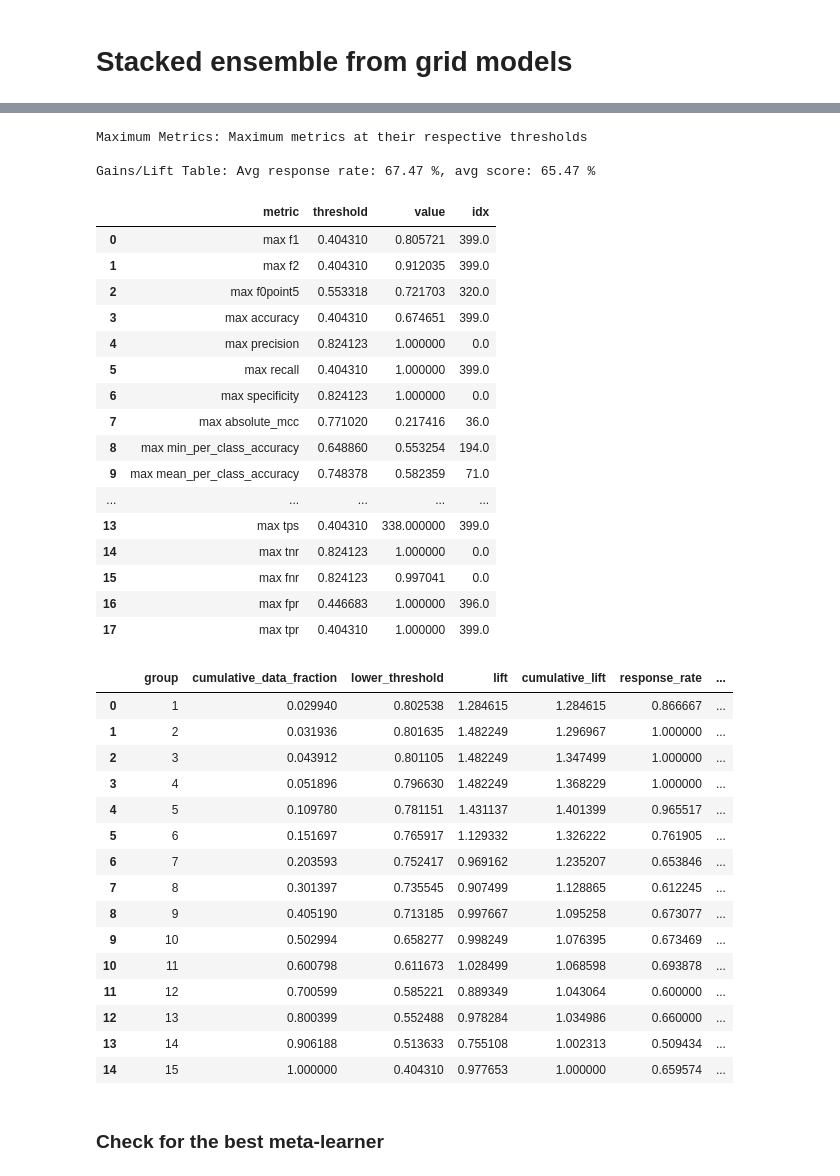
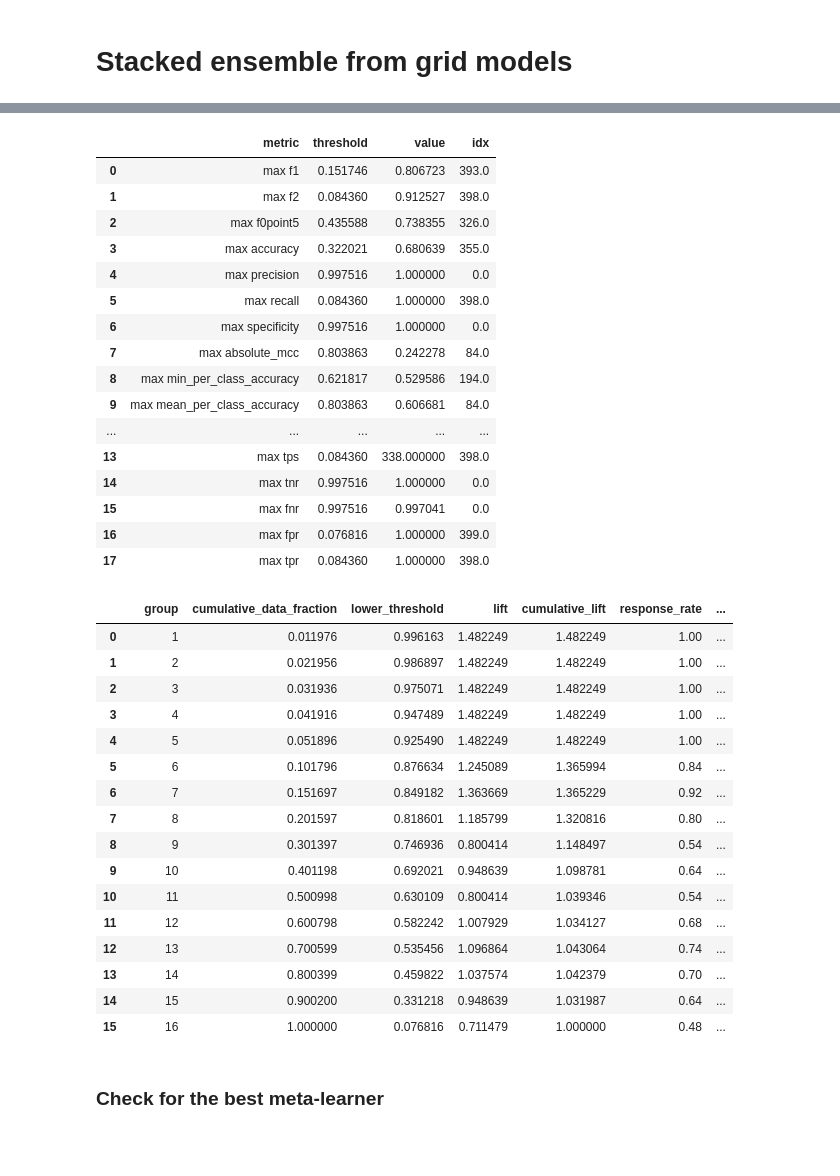
Before and after one commit to abhi18av/LJMU_Masters_Dissertation, a Jupyter notebook: src/notebooks/FINAL/005_stacked_ensemble.ipynb, the cells around one changed output, grey strips where cells are left out. Cells and saved outputs as stored; diff of their text form; code cells hidden in the pictures; blank space fills up the shorter version.

```diff
--- a/src/notebooks/FINAL/005_stacked_ensemble.ipynb
+++ b/src/notebooks/FINAL/005_stacked_ensemble.ipynb
@@ -131,11 +123,10 @@ gbm_grid = h2o.load_grid(MODELS_LOCATION + "FINAL/gbm_grid/Grid_GBM_py_7_sid_965
 xgb_grid = h2o.load_grid(MODELS_LOCATION + "FINAL/xgb_grid/Grid_XGBoost_py_7_sid_a3b5_model_python_1604427337744_1")
 
 
-
 dl_grid = h2o.load_grid(MODELS_LOCATION + "FINAL/dl_grid/Grid_DeepLearning_py_3_sid_b7a1_model_python_1604419221083_608")
 
 
-drf_grid = h2o.load_grid(MODELS_LOCATION + "FINAL/drf_grid/Grid_DRF_py_3_sid_9421_model_python_1604478808297_199")
+drf_grid = h2o.load_grid(MODELS_LOCATION + "FINAL/drf_grid/Grid_DRF_py_1_sid_a778_model_python_1605298287301_1")
 # %%
 # Select best models from the grids based on performance on the test data
 
@@ -684,16 +543,15 @@ Gains/Lift Table: Avg response rate: 67.47 %, avg score: 89.13 %
 from h2o.estimators import H2ORandomForestEstimator
 
 top_drf = H2ORandomForestEstimator(**extract_params_from_model(best_drf_model.actual_params,
-                                                                extra_params=['weights_column'],
-                                                                additional_keys= {'nfolds':5,
-                                                                                  'fold_assignment':'random'}))
+                                                                extra_params=['weights_column']))
 
 
 top_drf.train(x=x, y=y, training_frame=train, validation_frame=test)
 
-# h2o.save_model(top_drf, MODELS_LOCATION + "FINAL/top_drf")
+h2o.save_model(top_drf, MODELS_LOCATION + "FINAL/top_drf")
 
-test_perf = top_drf.model_performance(test)
+test_perf = top_drf.model_performance(valid=True)
+
 print('AUC on test data: ', test_perf.auc(), "\n\n============================")
 
 test_perf
@@ -722,39 +580,37 @@ Confusion Matrix (Act/Pred) for max f1 @ threshold = 0.4043096005966431:
-Maximum Metrics: Maximum metrics at their respective thresholds
-
-Gains/Lift Table: Avg response rate: 67.47 %, avg score: 65.47 %
 |  | metric | threshold | value | idx |
-| 0 | max f1 | 0.404310 | 0.805721 | 399.0 |
-| 1 | max f2 | 0.404310 | 0.912035 | 399.0 |
-| 2 | max f0point5 | 0.553318 | 0.721703 | 320.0 |
-| 3 | max accuracy | 0.404310 | 0.674651 | 399.0 |
-| 4 | max precision | 0.824123 | 1.000000 | 0.0 |
-| 5 | max recall | 0.404310 | 1.000000 | 399.0 |
-| 6 | max specificity | 0.824123 | 1.000000 | 0.0 |
-| 7 | max absolute_mcc | 0.771020 | 0.217416 | 36.0 |
-| 8 | max min_per_class_accuracy | 0.648860 | 0.553254 | 194.0 |
-| 9 | max mean_per_class_accuracy | 0.748378 | 0.582359 | 71.0 |
+| 0 | max f1 | 0.151746 | 0.806723 | 393.0 |
+| 1 | max f2 | 0.084360 | 0.912527 | 398.0 |
+| 2 | max f0point5 | 0.435588 | 0.738355 | 326.0 |
+| 3 | max accuracy | 0.322021 | 0.680639 | 355.0 |
+| 4 | max precision | 0.997516 | 1.000000 | 0.0 |
+| 5 | max recall | 0.084360 | 1.000000 | 398.0 |
+| 6 | max specificity | 0.997516 | 1.000000 | 0.0 |
+| 7 | max absolute_mcc | 0.803863 | 0.242278 | 84.0 |
+| 8 | max min_per_class_accuracy | 0.621817 | 0.529586 | 194.0 |
+| 9 | max mean_per_class_accuracy | 0.803863 | 0.606681 | 84.0 |
 | ... | ... | ... | ... | ... |
-| 13 | max tps | 0.404310 | 338.000000 | 399.0 |
-| 14 | max tnr | 0.824123 | 1.000000 | 0.0 |
-| 15 | max fnr | 0.824123 | 0.997041 | 0.0 |
-| 16 | max fpr | 0.446683 | 1.000000 | 396.0 |
-| 17 | max tpr | 0.404310 | 1.000000 | 399.0 |
+| 13 | max tps | 0.084360 | 338.000000 | 398.0 |
+| 14 | max tnr | 0.997516 | 1.000000 | 0.0 |
+| 15 | max fnr | 0.997516 | 0.997041 | 0.0 |
+| 16 | max fpr | 0.076816 | 1.000000 | 399.0 |
+| 17 | max tpr | 0.084360 | 1.000000 | 398.0 |
 |  |  | group | cumulative_data_fraction | lower_threshold | lift | cumulative_lift | response_rate | ... |
-| 0 |  | 1 | 0.029940 | 0.802538 | 1.284615 | 1.284615 | 0.866667 | ... |
-| 1 |  | 2 | 0.031936 | 0.801635 | 1.482249 | 1.296967 | 1.000000 | ... |
-| 2 |  | 3 | 0.043912 | 0.801105 | 1.482249 | 1.347499 | 1.000000 | ... |
-| 3 |  | 4 | 0.051896 | 0.796630 | 1.482249 | 1.368229 | 1.000000 | ... |
-| 4 |  | 5 | 0.109780 | 0.781151 | 1.431137 | 1.401399 | 0.965517 | ... |
-| 5 |  | 6 | 0.151697 | 0.765917 | 1.129332 | 1.326222 | 0.761905 | ... |
-| 6 |  | 7 | 0.203593 | 0.752417 | 0.969162 | 1.235207 | 0.653846 | ... |
-| 7 |  | 8 | 0.301397 | 0.735545 | 0.907499 | 1.128865 | 0.612245 | ... |
-| 8 |  | 9 | 0.405190 | 0.713185 | 0.997667 | 1.095258 | 0.673077 | ... |
-| 9 |  | 10 | 0.502994 | 0.658277 | 0.998249 | 1.076395 | 0.673469 | ... |
-| 10 |  | 11 | 0.600798 | 0.611673 | 1.028499 | 1.068598 | 0.693878 | ... |
-| 11 |  | 12 | 0.700599 | 0.585221 | 0.889349 | 1.043064 | 0.600000 | ... |
-| 12 |  | 13 | 0.800399 | 0.552488 | 0.978284 | 1.034986 | 0.660000 | ... |
-| 13 |  | 14 | 0.906188 | 0.513633 | 0.755108 | 1.002313 | 0.509434 | ... |
-| 14 |  | 15 | 1.000000 | 0.404310 | 0.977653 | 1.000000 | 0.659574 | ... |
+| 0 |  | 1 | 0.011976 | 0.996163 | 1.482249 | 1.482249 | 1.00 | ... |
+| 1 |  | 2 | 0.021956 | 0.986897 | 1.482249 | 1.482249 | 1.00 | ... |
+| 2 |  | 3 | 0.031936 | 0.975071 | 1.482249 | 1.482249 | 1.00 | ... |
+| 3 |  | 4 | 0.041916 | 0.947489 | 1.482249 | 1.482249 | 1.00 | ... |
+| 4 |  | 5 | 0.051896 | 0.925490 | 1.482249 | 1.482249 | 1.00 | ... |
+| 5 |  | 6 | 0.101796 | 0.876634 | 1.245089 | 1.365994 | 0.84 | ... |
+| 6 |  | 7 | 0.151697 | 0.849182 | 1.363669 | 1.365229 | 0.92 | ... |
+| 7 |  | 8 | 0.201597 | 0.818601 | 1.185799 | 1.320816 | 0.80 | ... |
+| 8 |  | 9 | 0.301397 | 0.746936 | 0.800414 | 1.148497 | 0.54 | ... |
+| 9 |  | 10 | 0.401198 | 0.692021 | 0.948639 | 1.098781 | 0.64 | ... |
+| 10 |  | 11 | 0.500998 | 0.630109 | 0.800414 | 1.039346 | 0.54 | ... |
+| 11 |  | 12 | 0.600798 | 0.582242 | 1.007929 | 1.034127 | 0.68 | ... |
+| 12 |  | 13 | 0.700599 | 0.535456 | 1.096864 | 1.043064 | 0.74 | ... |
+| 13 |  | 14 | 0.800399 | 0.459822 | 1.037574 | 1.042379 | 0.70 | ... |
+| 14 |  | 15 | 0.900200 | 0.331218 | 0.948639 | 1.031987 | 0.64 | ... |
+| 15 |  | 16 | 1.000000 | 0.076816 | 0.711479 | 1.000000 | 0.48 | ... |
 # %% [markdown]
 ### Check for the best  meta-learner
 # %%
```
Also changed, not shown: parts of 10 cells of this notebook.
